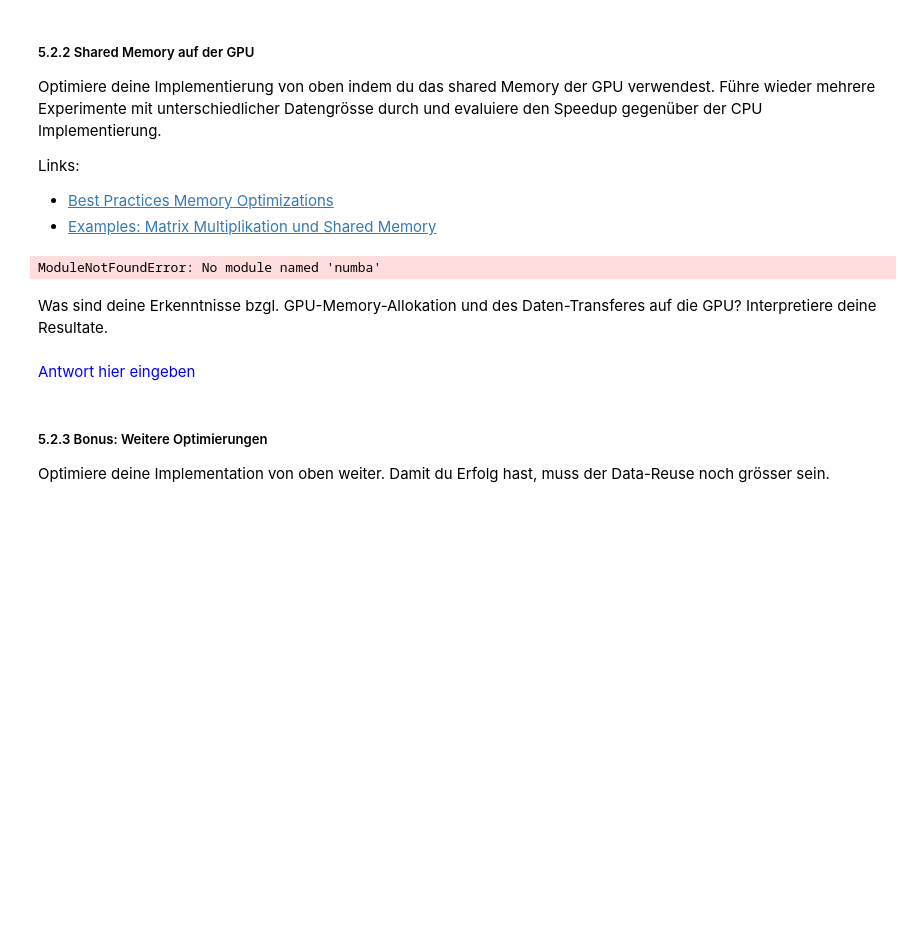
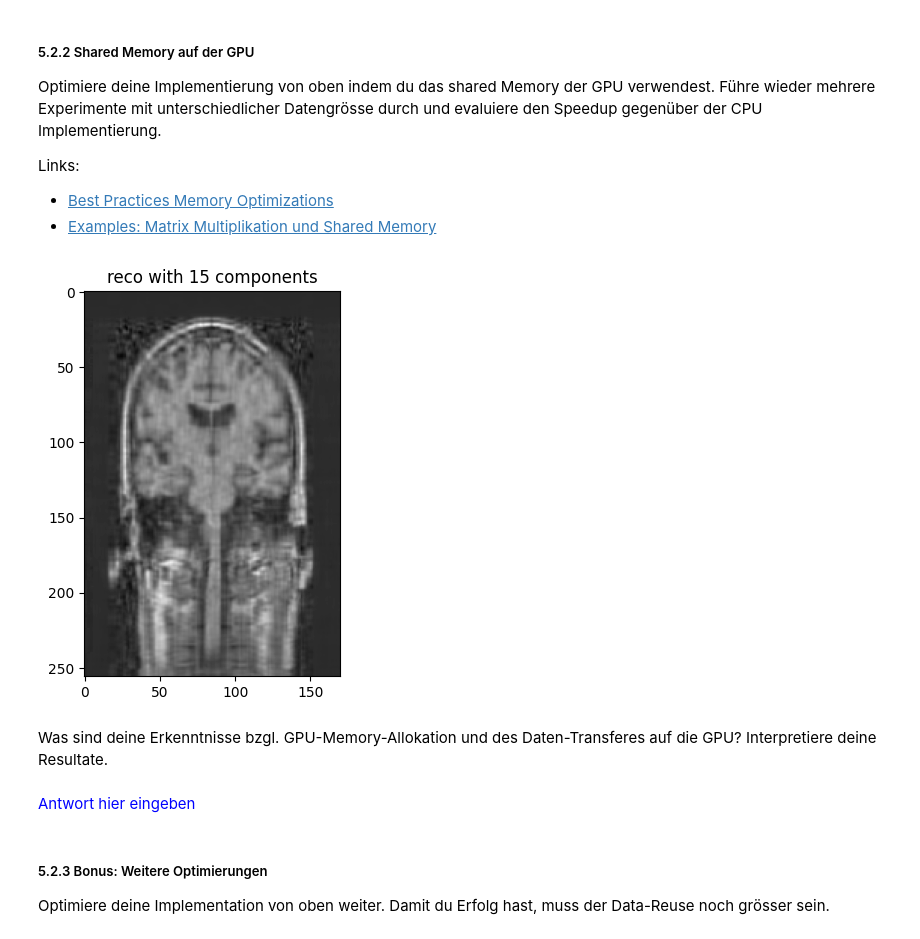
Before and after one commit to florinbarbisch/hpc-m2, a Jupyter notebook: hpc_fs22_mc2_teil2.ipynb, the cells around one changed output. Saved outputs shown, nothing was run; the diff lists cells and outputs as text; code cells hidden in the pictures; blank space fills up the shorter version.

```diff
--- a/hpc_fs22_mc2_teil2.ipynb
+++ b/hpc_fs22_mc2_teil2.ipynb
@@ -55,7 +44,6 @@ Links:
 * [Examples: Matrix Multiplikation](https://numba.readthedocs.io/en/latest/cuda/examples.html)
 # %%
 ### BEGIN SOLUTION
-import os
 import imageio.v2 as imageio
 import numpy as np
 import cupy as cp
@@ -73,7 +61,6 @@ image_brain = image_brain - image_brain.min() / image_brain.max() - image_brain.
 # compute SVD
 u,s,vt = np.linalg.svd(image_brain, full_matrices=False)
 
-
 ## helper function to plot reconstructed image
 def plot_reco(reco, k):
     fig = plt.figure(figsize=(10,5))
@@ -83,7 +70,6 @@ def plot_reco(reco, k):
 
 
 ## reconstruct image
-k = 30  # Number of components to keep
 k = 30  # Number of components to keep
 u_gpu = cp.asarray(u)
 s_gpu = cp.asarray(s)
@@ -307,47 +434,50 @@ def reconstruct_svd_numba_shared_memory(u, s, vt, C, k):
     thread_j = cuda.threadIdx.y
     i, j = cuda.grid(2)
 
+    tmp = 0.0
+
+    u_shared = cuda.shared.array(shape=(TBP, TBP), dtype=float32)
+    vt_shared = cuda.shared.array(shape=(TBP, TBP), dtype=float32)
+    s_shared = cuda.shared.array(shape=(TBP), dtype=float32)
+
     num_blocks = math.ceil(min(k, u.shape[1]) / TBP)
     for m in range(num_blocks):
-        u_shared = cuda.shared.array(shape=(TBP, TBP), dtype=float32)
-        vt_shared = cuda.shared.array(shape=(TBP, TBP), dtype=float32)
-        s_shared = cuda.shared.array(shape=(TBP), dtype=float32)
-
         u_shared[thread_i, thread_j] = u[block_i * TBP + thread_i, m * TBP + thread_j]
         vt_shared[thread_i, thread_j] = vt[m * TBP + thread_i, block_j * TBP + thread_j]
         if thread_j == 0:
             s_shared[thread_i] = s[m * TBP + thread_i]
 
         cuda.syncthreads()
         for l in range(TBP):
             if l + m * TBP < k:
-                C[i, j] += u_shared[thread_i, l] * s_shared[l] * vt_shared[l, thread_j]
+                tmp += u_shared[thread_i, l] * s_shared[l] * vt_shared[l, thread_j]
         cuda.syncthreads()
 
+    C[i, j] = tmp
 
 
 u, s, vt = np.linalg.svd(image_brain, full_matrices=False)
 
 u_gpu = cp.asarray(u, dtype=np.float32)
 s_gpu = cp.asarray(s, dtype=np.float32)
 vt_gpu = cp.asarray(vt, dtype=np.float32)
 C_gpu = cp.zeros((u.shape[0], vt.shape[1]), dtype=np.float32)
 
 k = 15
 
 threads_per_block = (16, 16)
 blocks_per_grid_x = math.ceil(u.shape[0] / threads_per_block[0])
 blocks_per_grid_y = math.ceil(vt.shape[1] / threads_per_block[1])
 blocks_per_grid = (blocks_per_grid_x, blocks_per_grid_y)
 
 reconstruct_svd_numba_shared_memory[blocks_per_grid, threads_per_block](u_gpu, s_gpu, vt_gpu, C_gpu, k)
 
 C = cp.asnumpy(C_gpu)
 plot_reco(C, k)
 
 ### END SOLUTION
 # %% [output]
-ModuleNotFoundError: No module named 'numba'
+[figure, added]
 # %% [markdown]
 Was sind deine Erkenntnisse bzgl. GPU-Memory-Allokation und des Daten-Transferes auf die GPU? Interpretiere deine Resultate.
 # %% [markdown]
```
Also changed, not shown: parts of 19 cells of this notebook.
